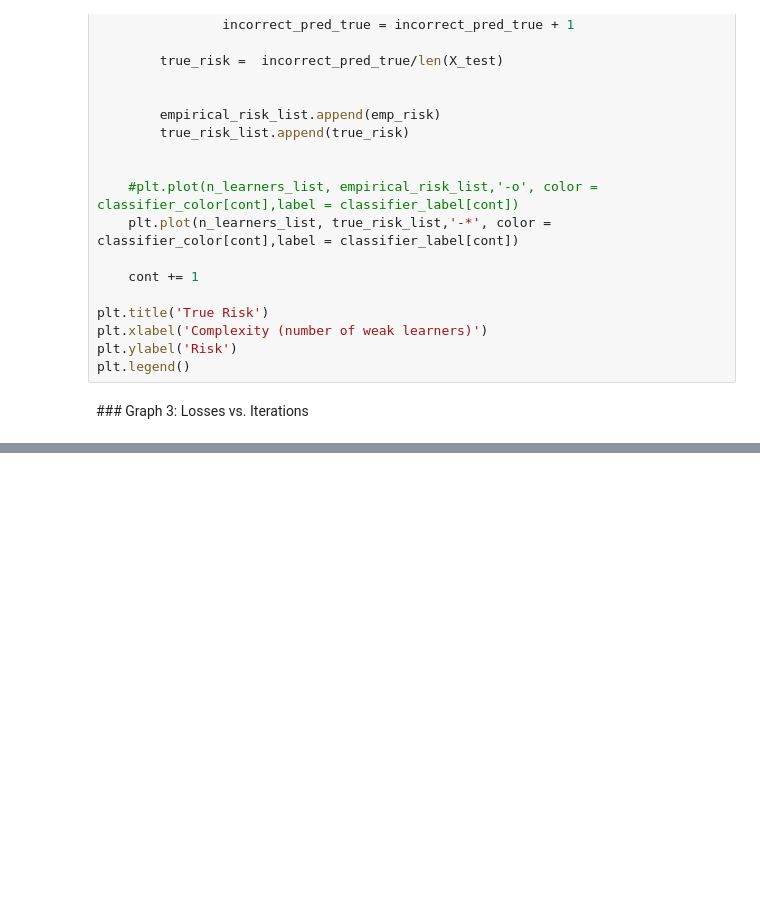
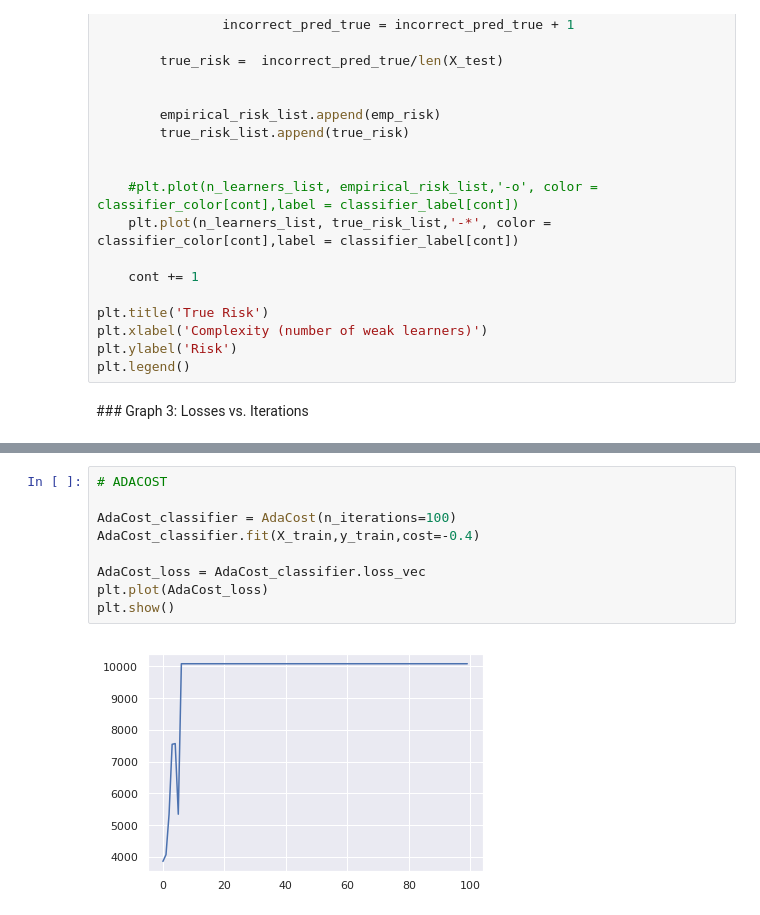
Before and after one commit to crisgompec/ImbalancedDataset, a Jupyter notebook: Dataset2/Comparison.ipynb, the cells around one changed output, grey strips where cells are left out. Saved outputs shown, nothing was run; the diff lists cells and outputs as text; blank space fills up the shorter version.

```diff
--- a/Dataset2/Comparison.ipynb
+++ b/Dataset2/Comparison.ipynb
@@ -270,0 +282,11 @@ plt.legend()
+# %%
+# ADACOST
+
+AdaCost_classifier = AdaCost(n_iterations=100)
+AdaCost_classifier.fit(X_train,y_train,cost=-0.4)
+
+AdaCost_loss = AdaCost_classifier.loss_vec
+plt.plot(AdaCost_loss)
+plt.show()
+# %% [output]
+[figure, added]
```
Also changed, not shown: parts of 3 cells of this notebook, 1 other file.
